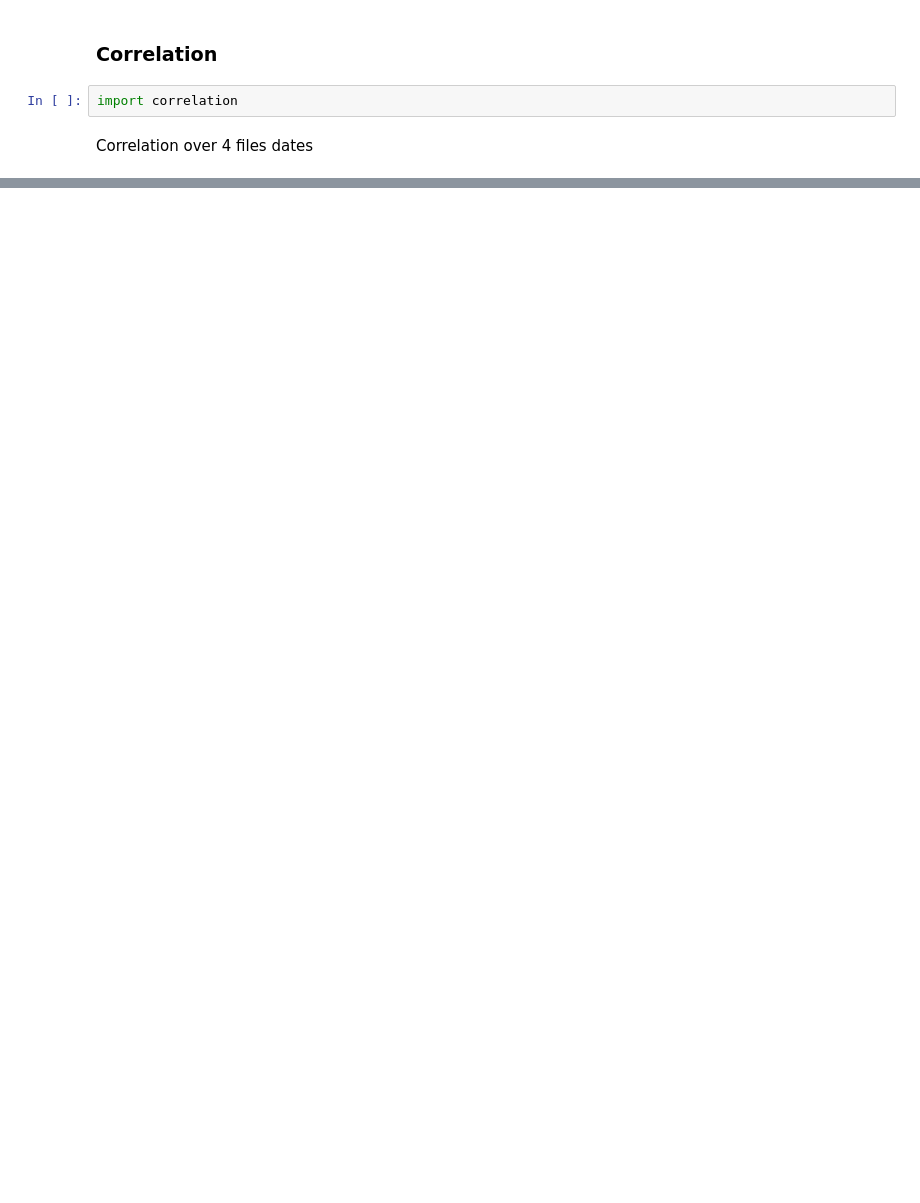
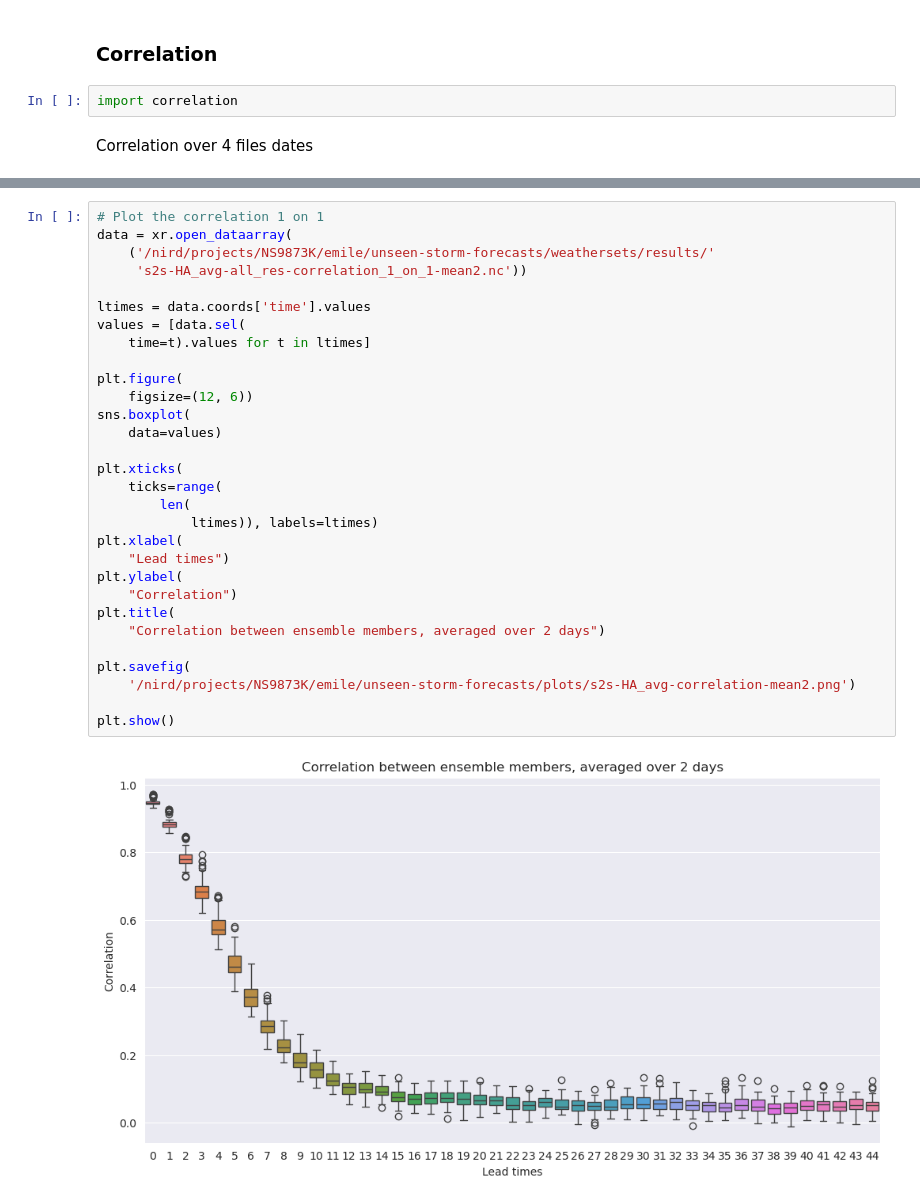
Before and after one commit to esauvat/unseen-storm-forecasts, a Jupyter notebook: script/run_python.ipynb, the cells around one changed output, grey strips where cells are left out. Saved outputs shown, nothing was run; the diff lists cells and outputs as text; blank space fills up the shorter version.

Commit message:
Finish correlation and standard deviation. First script for modelled simulation.

```diff
--- a/script/run_python.ipynb
+++ b/script/run_python.ipynb
@@ -31,3 +36,35 @@ NotImplementedError: variable 'obs' is a MultiIndex, which cannot yet be seriali
+# %%
+# Plot the correlation 1 on 1
+data = xr.open_dataarray(
+    ('/nird/projects/NS9873K/emile/unseen-storm-forecasts/weathersets/results/'
+     's2s-HA_avg-all_res-correlation_1_on_1-mean2.nc'))
+
+ltimes = data.coords['time'].values
+values = [data.sel(
+    time=t).values for t in ltimes]
+
+plt.figure(
+    figsize=(12, 6))
+sns.boxplot(
+    data=values)
+
+plt.xticks(
+    ticks=range(
+        len(
+            ltimes)), labels=ltimes)
+plt.xlabel(
+    "Lead times")
+plt.ylabel(
+    "Correlation")
+plt.title(
+    "Correlation between ensemble members, averaged over 2 days")
+
+plt.savefig(
+    '/nird/projects/NS9873K/emile/unseen-storm-forecasts/plots/s2s-HA_avg-correlation-mean2.png')
+
+plt.show()
+# %% [output]
+[figure, added]
 # %%
 ''' mean3 correlation '''
 
```
Also changed, not shown: parts of 14 cells of this notebook, 16 other files.
